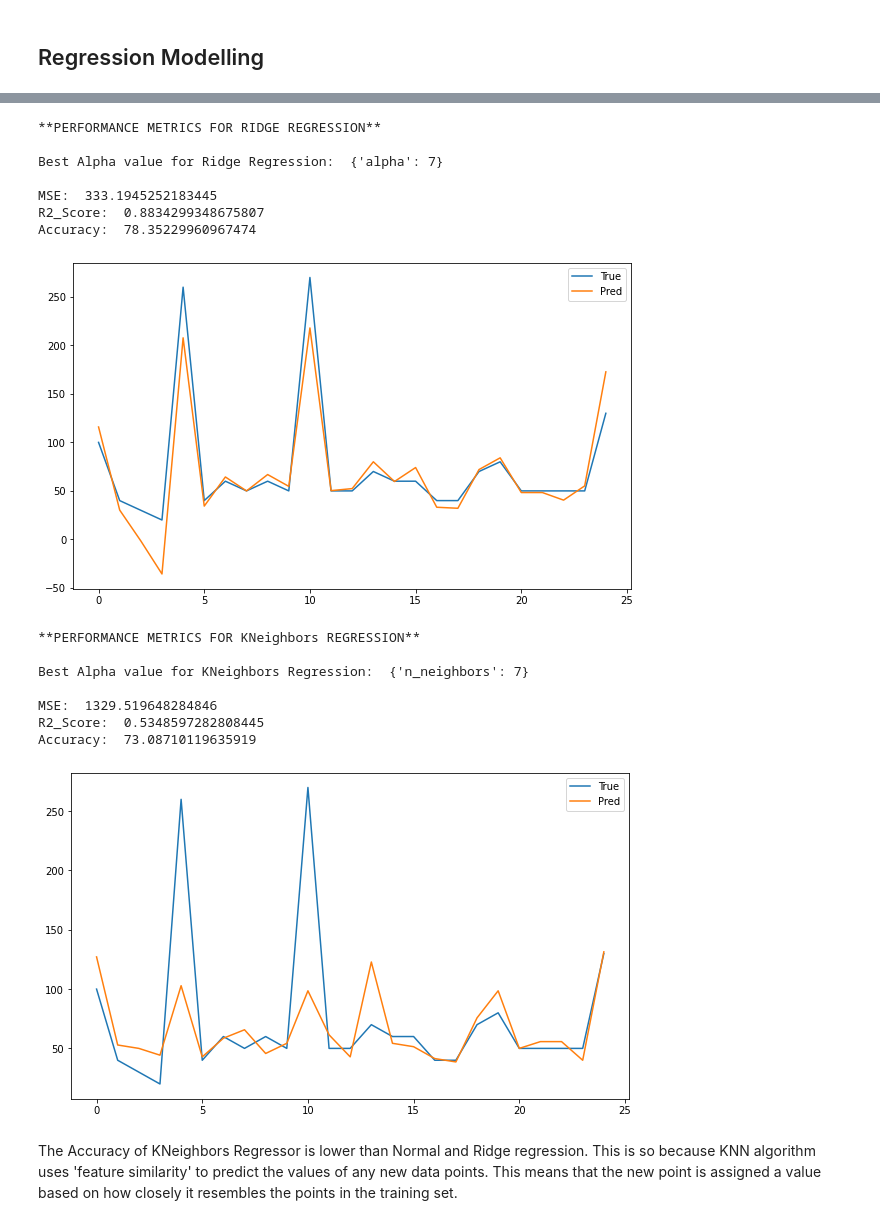
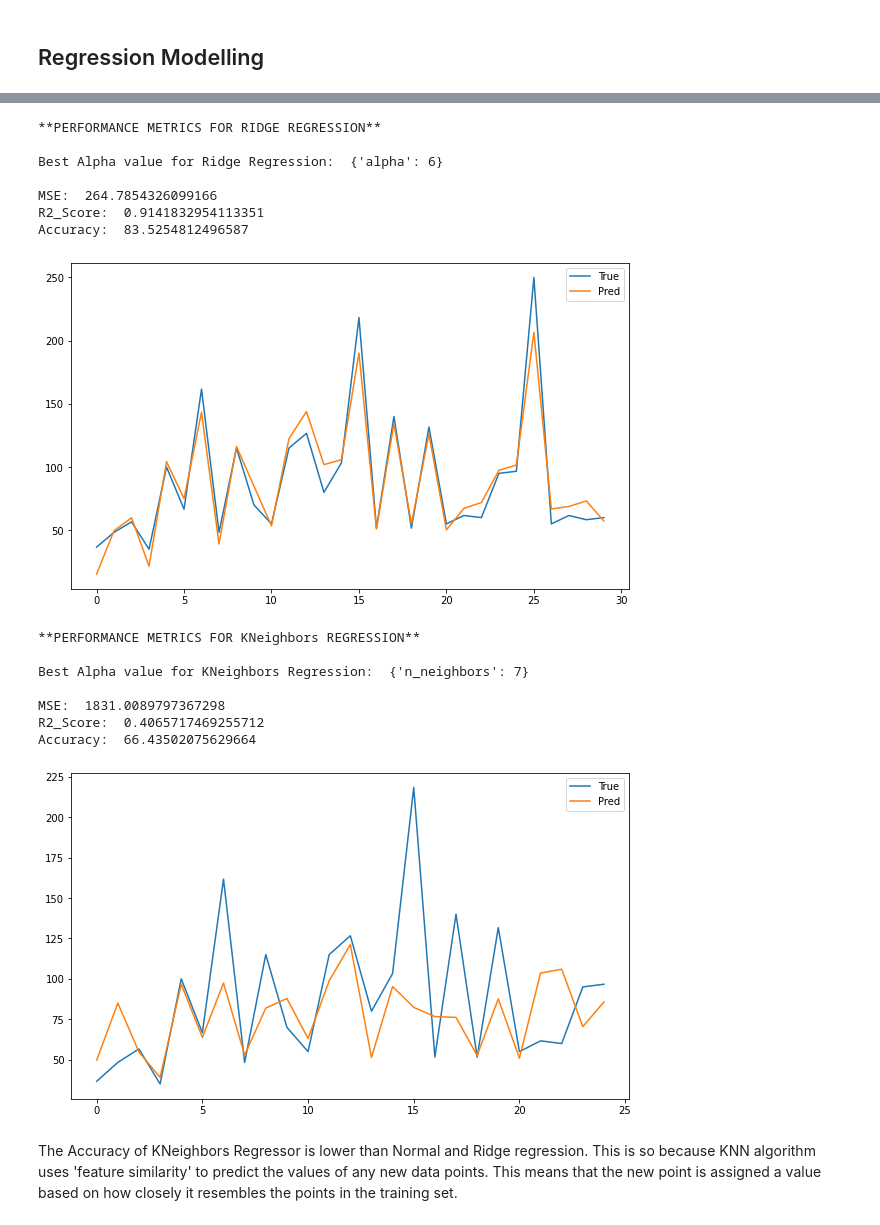
Before and after one commit to kapeeshvarma/Appliances-Energy-Prediction, a Jupyter notebook: Appliances_Energy_Prediction_Capstone_Project.ipynb, the cells around one changed output, grey strips where cells are left out. Drawn from its saved outputs; the diff is of its cells as text; code cells hidden in the pictures.

```diff
--- a/Appliances_Energy_Prediction_Capstone_Project.ipynb
+++ b/Appliances_Energy_Prediction_Capstone_Project.ipynb
@@ -116,6 +116,13 @@ data['weekday'] = pd.to_datetime(data['date']).dt.weekday
 
 # Add log of energy consumption of appliances
 data['log_appliances'] = np.log(data.Appliances)
+
+# Covert 'date' column to datetime object
+data['date'] = pd.to_datetime(data['date'])
+data = data.set_index('date')
+
+# Resample the DataFrame on hour basis
+data = data.resample('1H').mean()
 # %%
 # Plot the distribution of Energy Consumption
 px.histogram(data, x='Appliances',marginal='box', title='Distribution of Energy Consumption of Appliances')
@@ -196,6 +183,6 @@ Index([          'date',     'Appliances',             'T1',           'RH_1',
 # %%
 # Declare Independent and Dependent Variables i.e x and y
-x = data.drop(['Appliances','date','weekday'],axis=1).values
+x = data.drop(['Appliances','weekday','hours'],axis=1).values
 y = data['Appliances'].values.reshape(-1,1)
 # %%
 # Split the data into Train & Test Data
@@ -239,41 +226,41 @@ ridge = Ridge()
 
 arr = np.random.randint(0,10,size=5)
 param_grid = {'alpha':arr}
 
 ridge_cv = GridSearchCV(ridge,param_grid,cv=5)
 ridge_cv.fit(x,y)
 pred2 = ridge_cv.predict(x_test)
 
 print('**PERFORMANCE METRICS FOR RIDGE REGRESSION**\n')
 best = ridge_cv.best_params_
 print('Best Alpha value for Ridge Regression: ',best)
 
-# Plot True vs Predicted values for first 25 variables
+# Plot True vs Predicted values for first 30 variables
 fig, ax = plt.subplots()
 fig.set_size_inches(10, 6)
-ax.plot(y_test[:25])
-ax.plot(pred2[:25])
+ax.plot(y_test[:30])
+ax.plot(pred2[:30])
 plt.legend(['True','Pred'])
 
 # Compute Mean Squared Error
 print('\nMSE: ',mean_squared_error(pred2,y_test))
 
 # Compute R2_Score
 print('R2_Score: ',r2_score(y_test,pred2))
 
 # Compute Accuracy
 errors = abs(pred2-y_test)
 percent_error = 100 * np.mean(errors/y_test)
 print('Accuracy: ',100-percent_error)
 # %% [output]
 **PERFORMANCE METRICS FOR RIDGE REGRESSION**
 
-Best Alpha value for Ridge Regression:  {'alpha': 7}
+Best Alpha value for Ridge Regression:  {'alpha': 6}
 
-MSE:  333.1945252183445
-R2_Score:  0.8834299348675807
-Accuracy:  78.35229960967474
+MSE:  264.7854326099166
+R2_Score:  0.9141832954113351
+Accuracy:  83.5254812496587
-[figure, old version]
+[figure, new version]
 # %%
 # Perform Regression through KNeighborsRegressor along with Hyperparameter Tuning with GridSearchCV
 kn_reg = KNeighborsRegressor()
@@ -312,10 +299,10 @@ print('Accuracy: ',100-percent_error)
 
 Best Alpha value for KNeighbors Regression:  {'n_neighbors': 7}
 
-MSE:  1329.519648284846
-R2_Score:  0.5348597282808445
-Accuracy:  73.08710119635919
+MSE:  1831.0089797367298
+R2_Score:  0.4065717469255712
+Accuracy:  66.43502075629664
-[figure, old version]
+[figure, new version]
 # %% [markdown]
 The Accuracy of KNeighbors Regressor is lower than Normal and Ridge regression. This is so because KNN algorithm uses 'feature similarity' to predict the values of any new data points. This means that the new point is assigned a value based on how closely it resembles the points in the training set.
 # %% [markdown]
```
Also changed, not shown: parts of 6 cells of this notebook.
